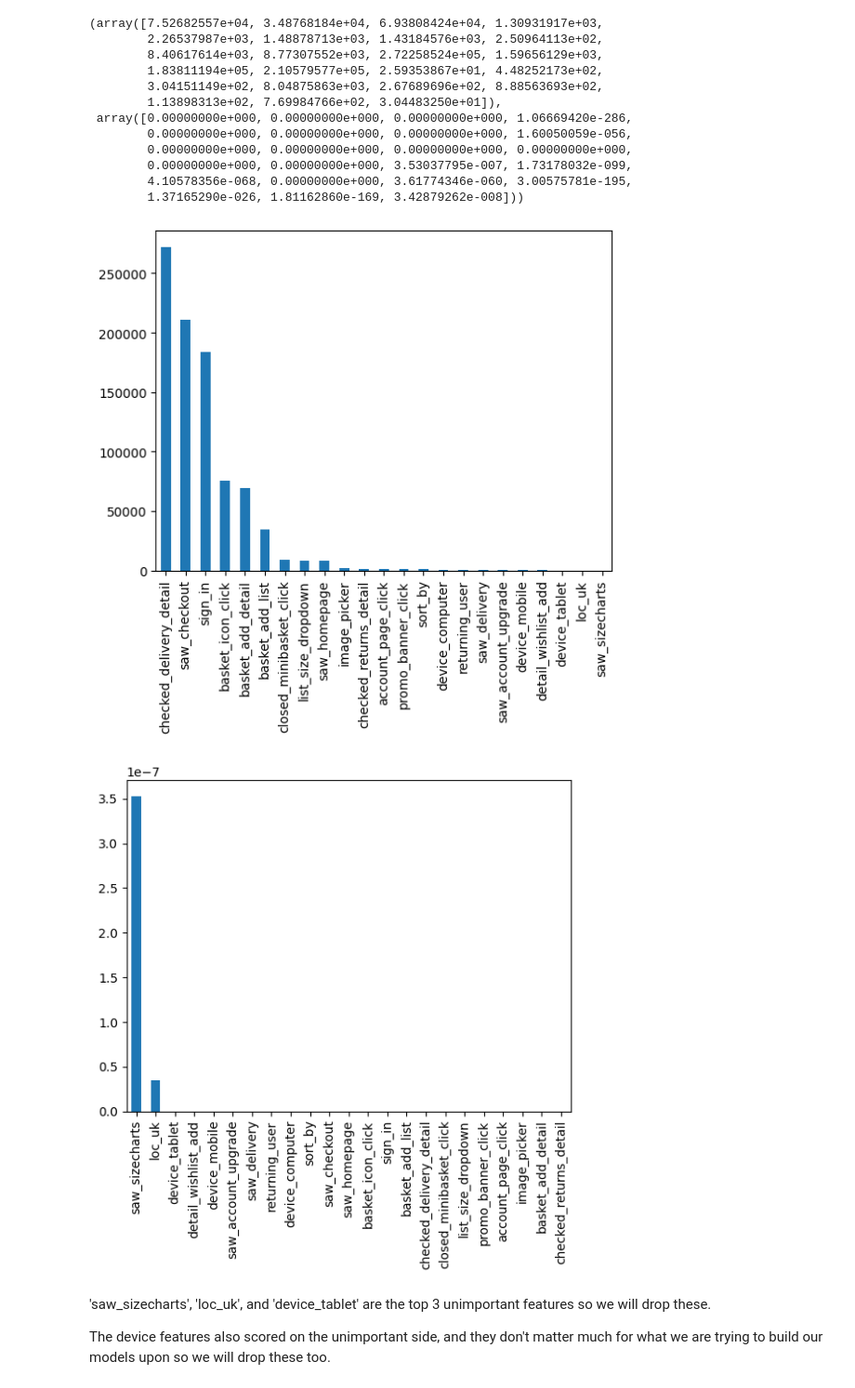
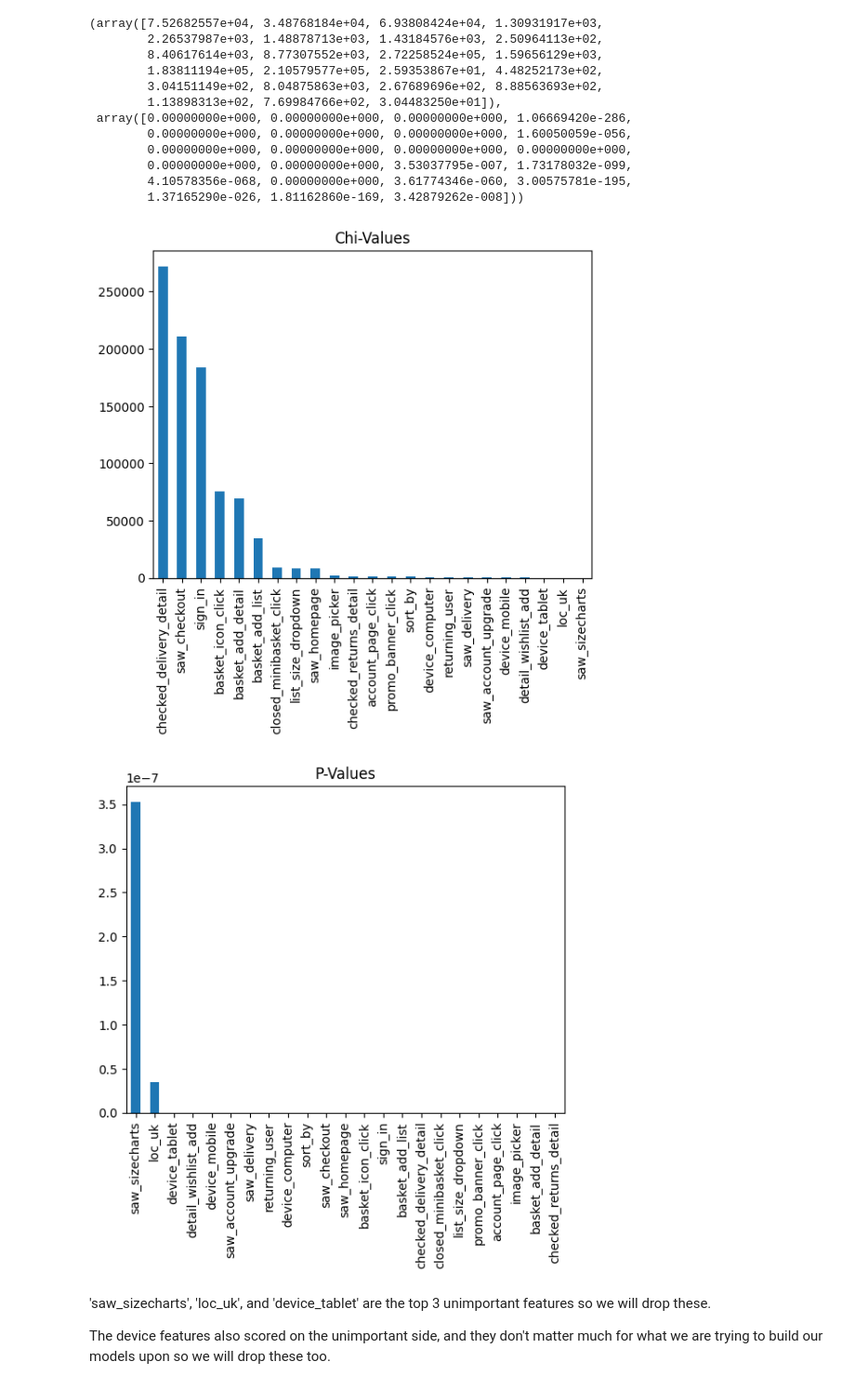
Before and after one commit to Snydeer/DataSciencePodj, a Jupyter notebook: datascineceproj.ipynb, the cells around one changed output. Shown at 93% size. Drawn from its saved outputs; the diff is of its cells as text; code cells hidden in the pictures.

```diff
--- a/datascineceproj.ipynb
+++ b/datascineceproj.ipynb
@@ -182,15 +165,17 @@ chi_scores
 # %%
 chi_values = pd.Series(chi_scores[0], index=X.columns)
 chi_values.sort_values(ascending=False, inplace=True)
 p_values = pd.Series(chi_scores[1], index=X.columns)
 p_values.sort_values(ascending=False, inplace=True)
 chi_values.plot.bar()
+plt.title("Chi-Values")
 plt.show()
 p_values.plot.bar()
+plt.title("P-Values")
 plt.show()
 # %% [output]
-[figure, old version]
+[figure, new version]
-[figure, old version]
+[figure, new version]
 # %% [markdown]
 'saw_sizecharts', 'loc_uk', and 'device_tablet' are the top 3 unimportant features so we will drop these.
 
```
Also changed, not shown: parts of 8 cells of this notebook.
